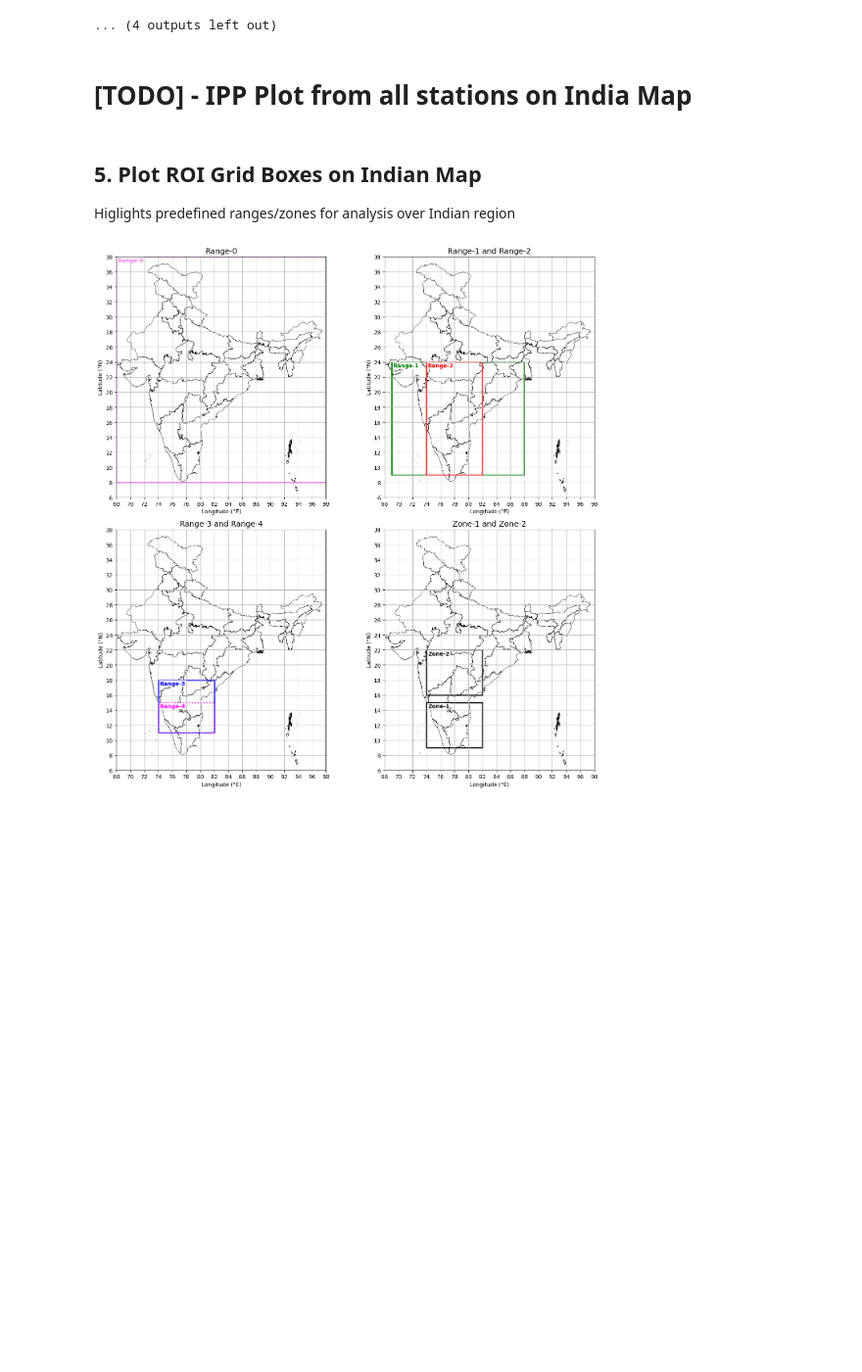
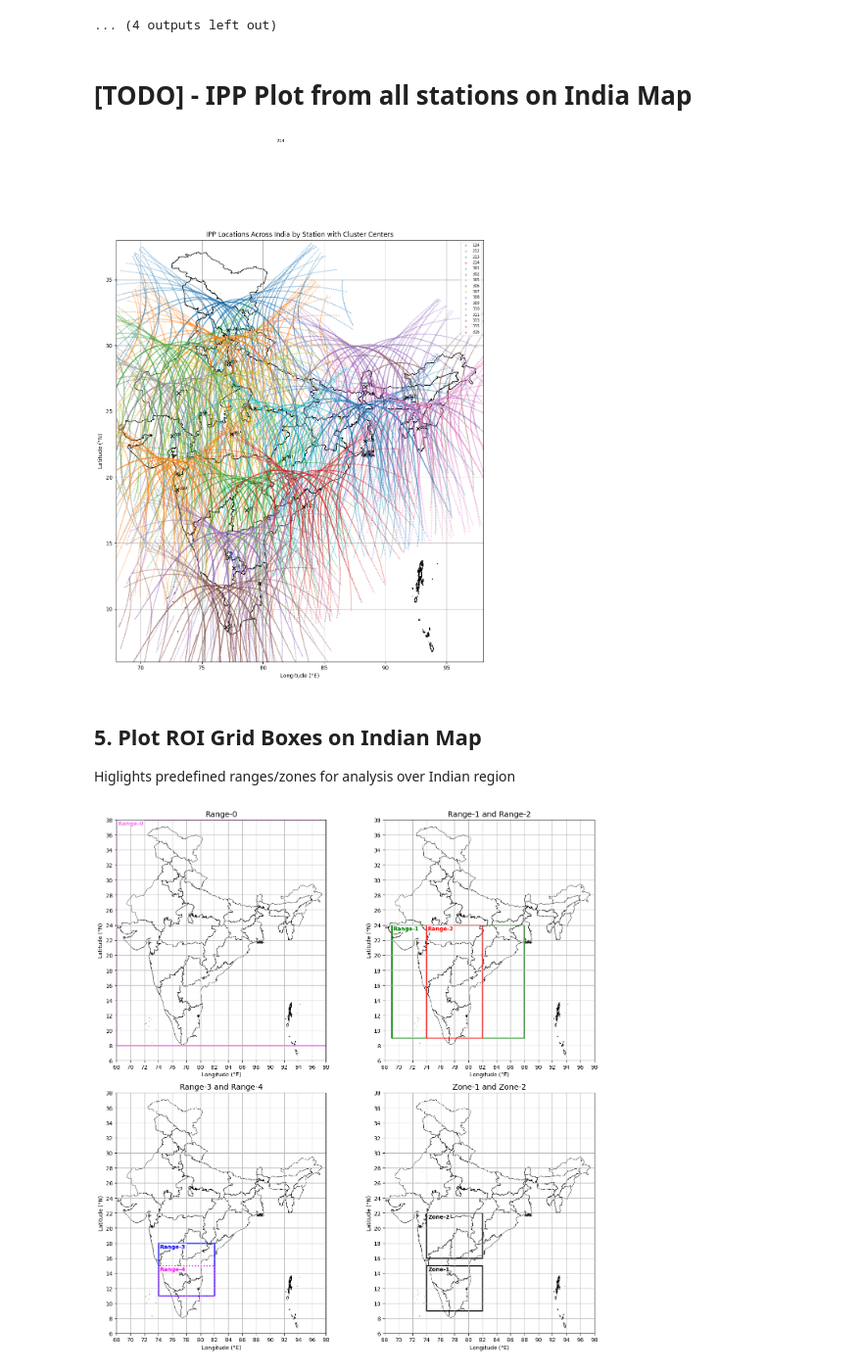
Before and after one commit to shivangichaudhary/TEC_2D_Mapping_Technique, a Jupyter notebook: Notebooks/TEC2D.ipynb, the cells around one changed output. Shown at 98% size. Cells and saved outputs as stored; diff of their text form; code cells hidden in the pictures; blank space fills up the shorter version.

Commit message:
added ipp plot over india

```diff
--- a/Notebooks/TEC2D.ipynb
+++ b/Notebooks/TEC2D.ipynb
@@ -152,9 +152,22 @@ data_files = glob.glob(os.path.join(data_dir, "*.dat"))
 
 # 🔧 You must set the receiver's latitude and longitude for each station
 station_coords = {
-    "stationA": (23.2, 77.5),   # Example: Bhopal
-    "stationB": (28.6, 77.2),   # Example: Delhi
-    # Add more if needed
+    "124": (31.10, 77.17),   # Shimla
+    "212": (28.61, 77.20),   # Delhi
+    "213": (26.24, 73.02),   # Jodhpur
+    "214": (26.85, 80.95),   # Lucknow
+    "301": (26.70, 88.35),   # Bagdogra
+    "302": (26.14, 91.77),   # Guwahati
+    "305": (23.72, 92.72),   # Aizawl
+    "306": (23.03, 72.58),   # Ahmedabad
+    "307": (23.25, 77.41),   # Bhopal
+    "308": (21.25, 81.63),   # Raipur
+    "309": (22.57, 88.36),   # Kolkata
+    "310": (19.07, 72.87),   # Mumbai
+    "311": (17.39, 78.49),   # Hyderabad
+    "313": (17.69, 83.22),   # Visakhapatnam
+    "315": (12.97, 77.59),   # Bangalore
+    "316": (8.49, 76.95),    # Trivandrum
 }
 
 for file_path in data_files:
@@ -486,6 +499,87 @@ Processing station 311...
 ... (4 outputs left out)
 # %% [markdown]
 # [TODO] - IPP Plot from all stations on India Map
+# %%
+import geopandas as gpd
+import matplotlib.pyplot as plt
+import pandas as pd
+import glob
+import os
+from sklearn.cluster import KMeans
+
+# Load India shapefile
+shapefile_path = "../Data/shapefiles/STATE_BOUNDARY.shp"
+gdf = gpd.read_file(shapefile_path)
+if gdf.crs is None or gdf.crs.to_epsg() != 4326:
+    gdf = gdf.to_crs(epsg=4326)
+
+# Updated station coordinates (matched to 16 site IDs)
+station_coords = {
+    "124": (31.10, 77.17),   # Shimla
+    "212": (28.61, 77.20),   # Delhi
+    "213": (26.24, 73.02),   # Jodhpur
+    "214": (26.85, 80.95),   # Lucknow
+    "301": (26.70, 88.35),   # Bagdogra
+    "302": (26.14, 91.77),   # Guwahati
+    "305": (23.72, 92.72),   # Aizawl
+    "306": (23.03, 72.58),   # Ahmedabad
+    "307": (23.25, 77.41),   # Bhopal
+    "308": (21.25, 81.63),   # Raipur
+    "309": (22.57, 88.36),   # Kolkata
+    "310": (19.07, 72.87),   # Mumbai
+    "311": (17.39, 78.49),   # Hyderabad
+    "313": (17.69, 83.22),   # Visakhapatnam
+    "315": (12.97, 77.59),   # Bangalore
+    "316": (8.49, 76.95),    # Trivandrum
+}
+
+# Gather IPP points with station labels
+ipp_data_dir = "../Data/GenData/Processed_TEC_with_IPP_Timestamps"
+ipp_files = glob.glob(os.path.join(ipp_data_dir, "*.csv"))
+
+all_ipp = []
+centers = []
+for file in ipp_files:
+    df = pd.read_csv(file)
+    df = df.dropna(subset=['IPP_lat', 'IPP_lon'])
+    station_id = os.path.basename(file).split('_')[0]
+    if not df.empty:
+        df['station'] = station_id
+        df['station_lat'] = station_coords.get(station_id, (23.0, 78.0))[0]
+        df['station_lon'] = station_coords.get(station_id, (23.0, 78.0))[1]
+        all_ipp.append(df[['IPP_lat', 'IPP_lon', 'station', 'station_lat', 'station_lon']])
+
+        # Compute cluster center
+        kmeans = KMeans(n_clusters=1, random_state=42, n_init='auto').fit(df[['IPP_lat', 'IPP_lon']])
+        center_lat, center_lon = kmeans.cluster_centers_[0]
+        centers.append((station_id, center_lat, center_lon))
+
+all_ipp_df = pd.concat(all_ipp, ignore_index=True)
+
+# Plot India map and all IPP points by station
+fig, ax = plt.subplots(figsize=(12, 14))
+gdf.plot(ax=ax, color='white', edgecolor='black')
+
+for station, group in all_ipp_df.groupby('station'):
+    ax.scatter(group['IPP_lon'], group['IPP_lat'], s=1.2, alpha=0.3, label=station)
+
+# Overlay cluster centers
+for station, lat, lon in centers:
+    ax.scatter(lon, lat, marker='x', s=40, color='black', zorder=3)
+    ax.text(lon + 0.15, lat, station, fontsize=7.5, color='black')
+
+ax.set_title("IPP Locations Across India by Station with Cluster Centers")
+ax.set_xlabel("Longitude (°E)")
+ax.set_ylabel("Latitude (°N)")
+ax.set_xlim(68, 98)
+ax.set_ylim(6, 38)
+ax.grid(True)
+ax.legend(loc='upper right', fontsize='x-small', markerscale=3)
+plt.tight_layout()
+plt.savefig("../Output/IPP_Map_India.png", dpi=300, bbox_inches='tight')
+plt.show()
+# %% [output]
+[figure, added]
 # %% [markdown]
 ## 5. Plot ROI Grid Boxes on Indian Map
 Higlights predefined ranges/zones for analysis over Indian region
```
Also changed, not shown: 1 other file.
